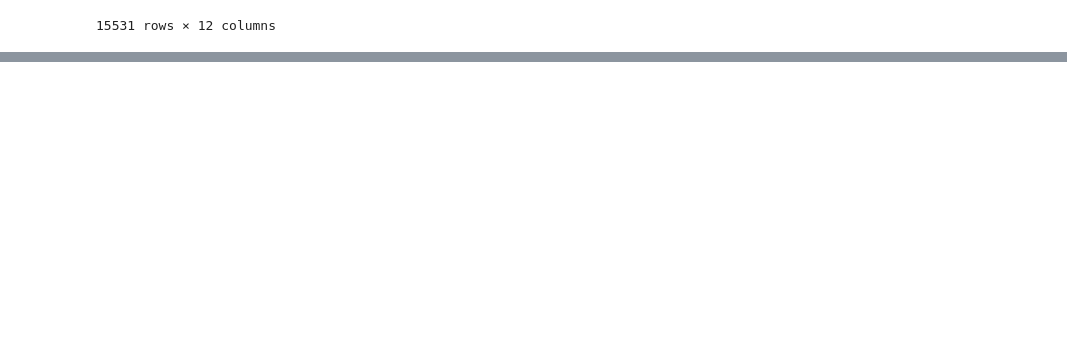
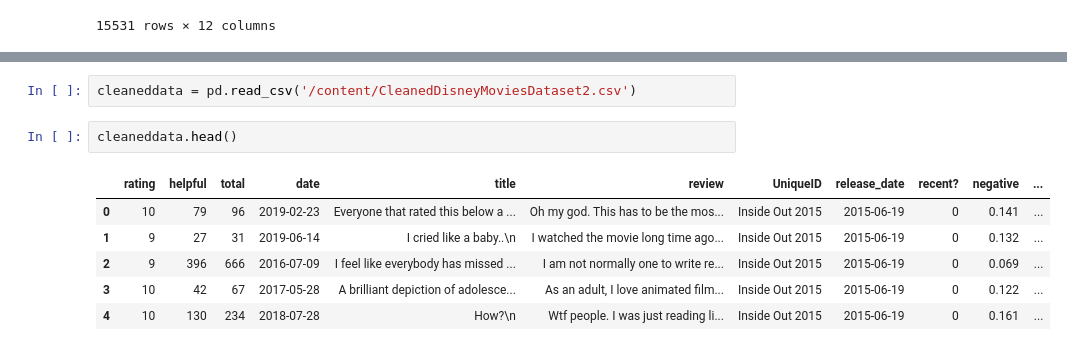
Before and after one commit to jillianhaig/Project1_DS4002, a Jupyter notebook: DatasetCleaning.ipynb, the cells around one changed output, grey strips where cells are left out. Drawn from its saved outputs; the diff is of its cells as text; blank space fills up the shorter version.

```diff
--- a/DatasetCleaning.ipynb
+++ b/DatasetCleaning.ipynb
@@ -166,3 +157,14 @@ files.download('CleanedDisneyMoviesDataset.csv')
 # %% [output]
 [interactive output not drawn]
 [interactive output not drawn]
+# %%
+cleaneddata = pd.read_csv('/content/CleanedDisneyMoviesDataset2.csv')
+# %%
+cleaneddata.head()
+# %% [output]
+|  | rating | helpful | total | date | title | review | UniqueID | release_date | recent? | negative | ... |
+| 0 | 10 | 79 | 96 | 2019-02-23 | Everyone that rated this below a ... | Oh my god. This has to be the mos... | Inside Out 2015 | 2015-06-19 | 0 | 0.141 | ... |
+| 1 | 9 | 27 | 31 | 2019-06-14 | I cried like a baby..\n | I watched the movie long time ago... | Inside Out 2015 | 2015-06-19 | 0 | 0.132 | ... |
+| 2 | 9 | 396 | 666 | 2016-07-09 | I feel like everybody has missed ... | I am not normally one to write re... | Inside Out 2015 | 2015-06-19 | 0 | 0.069 | ... |
+| 3 | 10 | 42 | 67 | 2017-05-28 | A brilliant depiction of adolesce... | As an adult, I love animated film... | Inside Out 2015 | 2015-06-19 | 0 | 0.122 | ... |
+| 4 | 10 | 130 | 234 | 2018-07-28 | How?\n | Wtf people. I was just reading li... | Inside Out 2015 | 2015-06-19 | 0 | 0.161 | ... |
```
Also changed, not shown: parts of 4 cells of this notebook.
